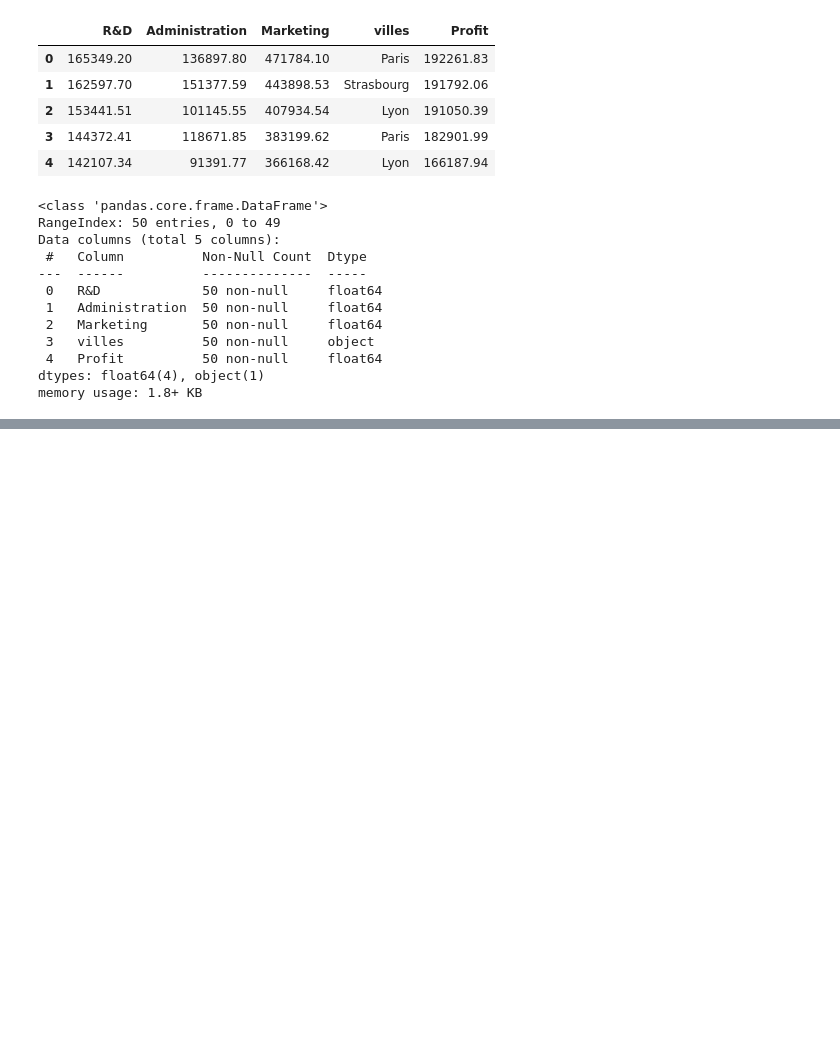
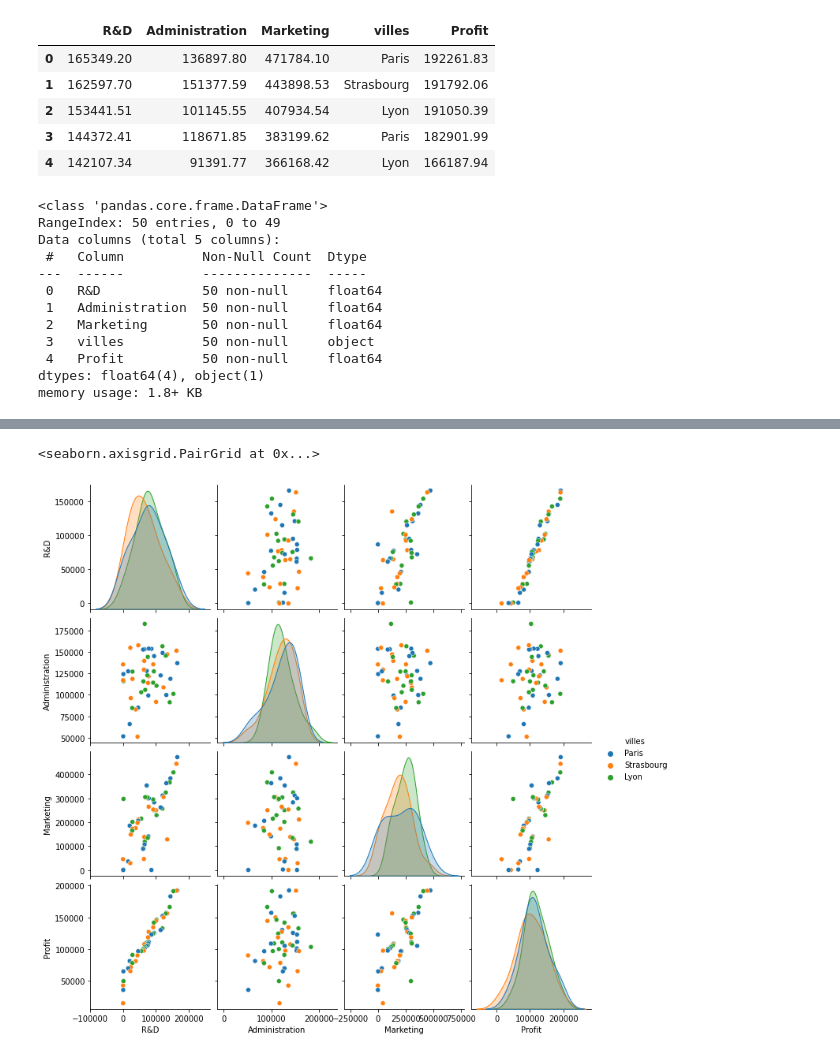
Before and after one commit to LeBonThib/SIMPLON_BPI_EDA, a Jupyter notebook: Linear_Regression.ipynb, the cells around one changed output, grey strips where cells are left out. Saved outputs shown, nothing was run; the diff lists cells and outputs as text; code cells hidden in the pictures; blank space fills up the shorter version.

```diff
--- a/Linear_Regression.ipynb
+++ b/Linear_Regression.ipynb
@@ -42,0 +48,5 @@ ValueError: Mime type rendering requires nbformat>=4.2.0 but it is not installed
+# %%
+SNS.pairplot(data,hue='villes')
+# %% [output]
+<seaborn.axisgrid.PairGrid at 0x...>
+[figure, added]
```
Also changed, not shown: parts of 8 cells of this notebook.
